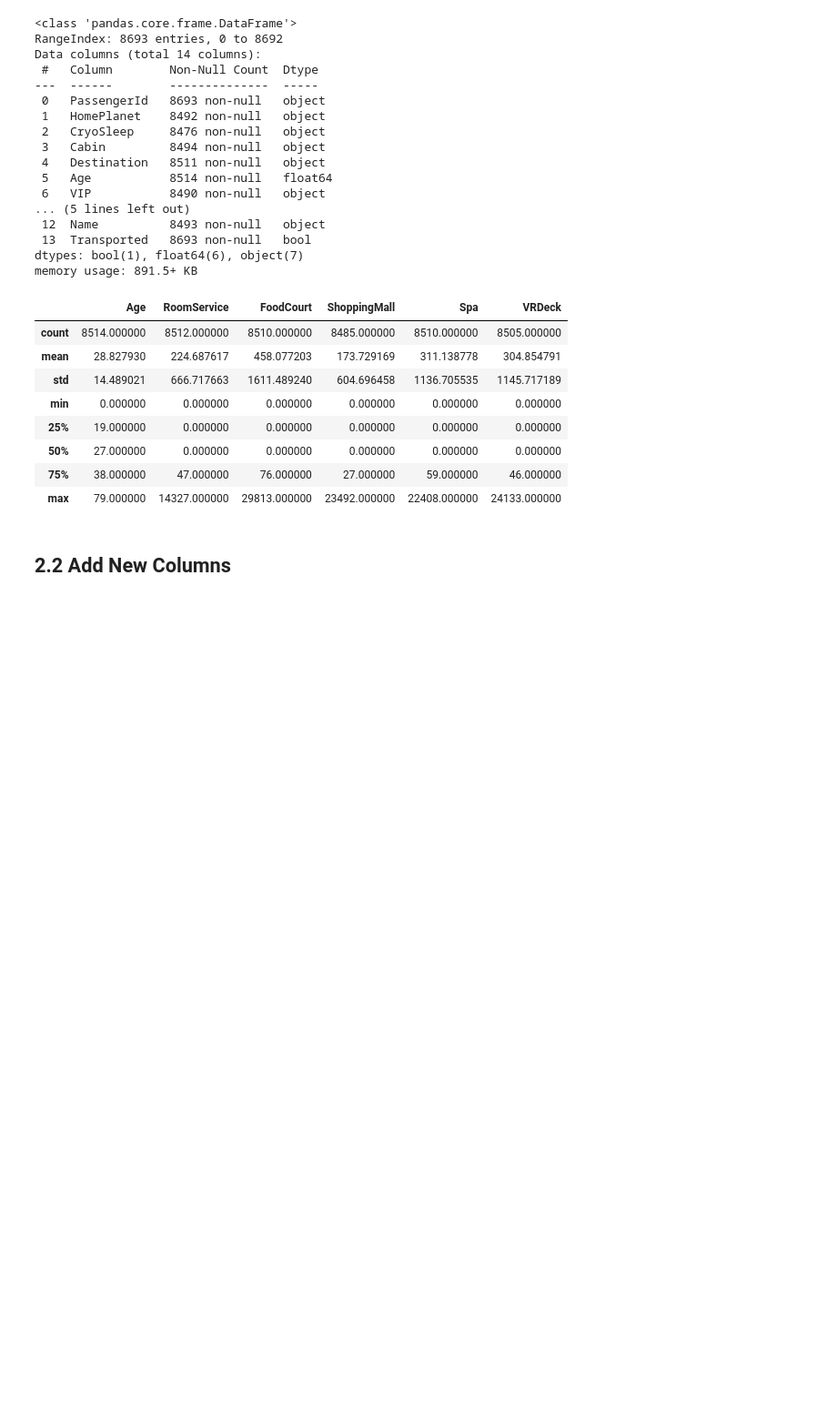
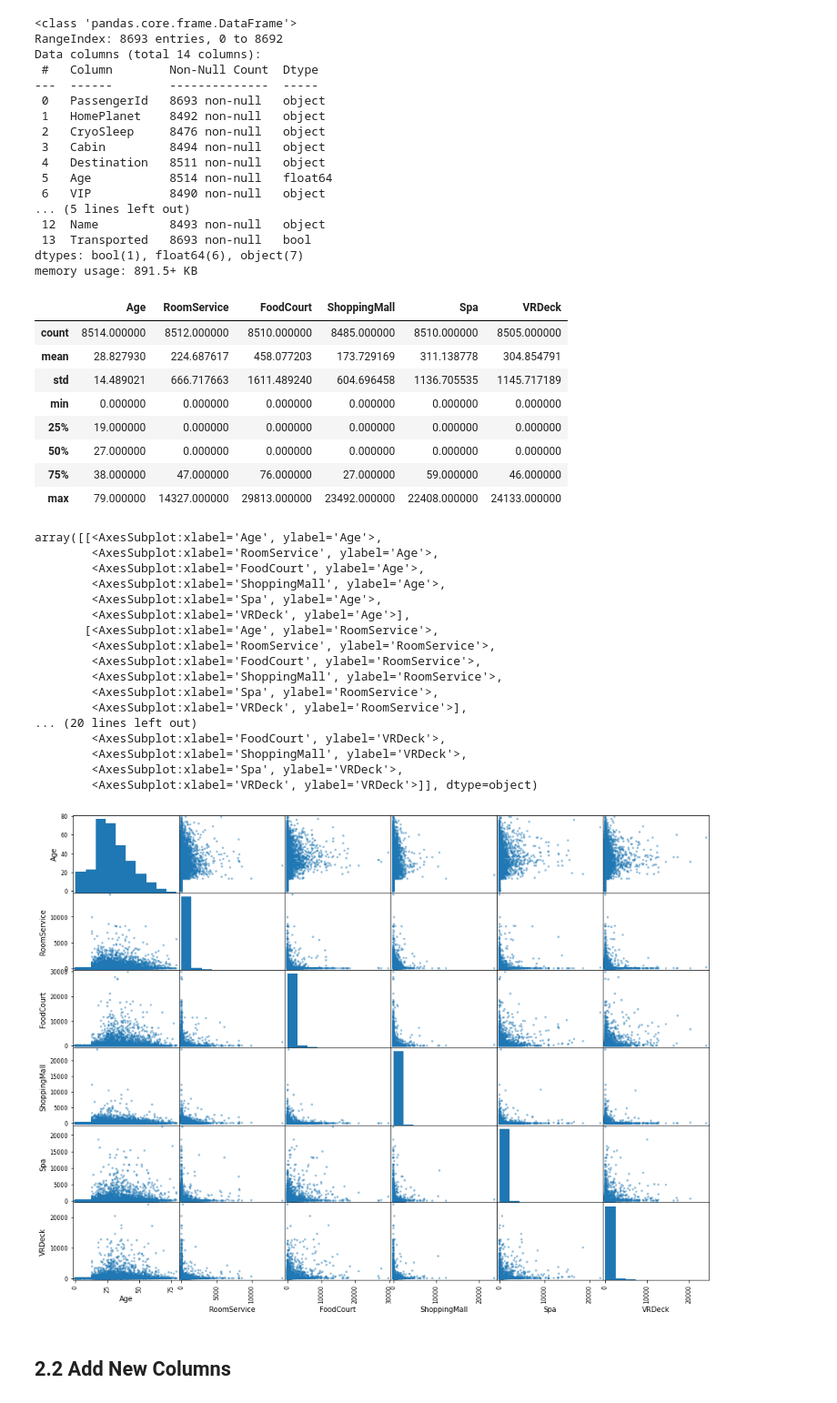
Before and after one commit to chrismnguyen01/kaggle-spaceship-titanic, a Jupyter notebook: spaceship_titanic.ipynb, the cells around one changed output. Shown: that part at 91% size. Saved outputs shown, nothing was run; the diff lists cells and outputs as text; code cells hidden in the pictures; blank space fills up the shorter version.

```diff
--- a/spaceship_titanic.ipynb
+++ b/spaceship_titanic.ipynb
@@ -61,6 +61,30 @@ train_data.describe()
 X_train = train_data.drop('Transported', axis=1)
 y_train = train_data['Transported'].copy()
 X_test = test_data.copy()
+# %%
+from pandas.plotting import scatter_matrix
+
+attributes = ['Age', 'RoomService', 'FoodCourt', 'ShoppingMall', 'Spa', 'VRDeck']
+scatter_matrix(train_data[attributes], figsize=(16, 12))
+# %% [output]
+array([[<AxesSubplot:xlabel='Age', ylabel='Age'>,
+        <AxesSubplot:xlabel='RoomService', ylabel='Age'>,
+        <AxesSubplot:xlabel='FoodCourt', ylabel='Age'>,
+        <AxesSubplot:xlabel='ShoppingMall', ylabel='Age'>,
+        <AxesSubplot:xlabel='Spa', ylabel='Age'>,
+        <AxesSubplot:xlabel='VRDeck', ylabel='Age'>],
+       [<AxesSubplot:xlabel='Age', ylabel='RoomService'>,
+        <AxesSubplot:xlabel='RoomService', ylabel='RoomService'>,
+        <AxesSubplot:xlabel='FoodCourt', ylabel='RoomService'>,
+        <AxesSubplot:xlabel='ShoppingMall', ylabel='RoomService'>,
+        <AxesSubplot:xlabel='Spa', ylabel='RoomService'>,
+        <AxesSubplot:xlabel='VRDeck', ylabel='RoomService'>],
+... (20 lines left out)
+        <AxesSubplot:xlabel='FoodCourt', ylabel='VRDeck'>,
+        <AxesSubplot:xlabel='ShoppingMall', ylabel='VRDeck'>,
+        <AxesSubplot:xlabel='Spa', ylabel='VRDeck'>,
+        <AxesSubplot:xlabel='VRDeck', ylabel='VRDeck'>]], dtype=object)
+[figure, added]
 # %% [markdown]
 ## 2.2 Add New Columns
 # %% [markdown]
```
Also changed, not shown: parts of 8 cells of this notebook, 1 other file.
